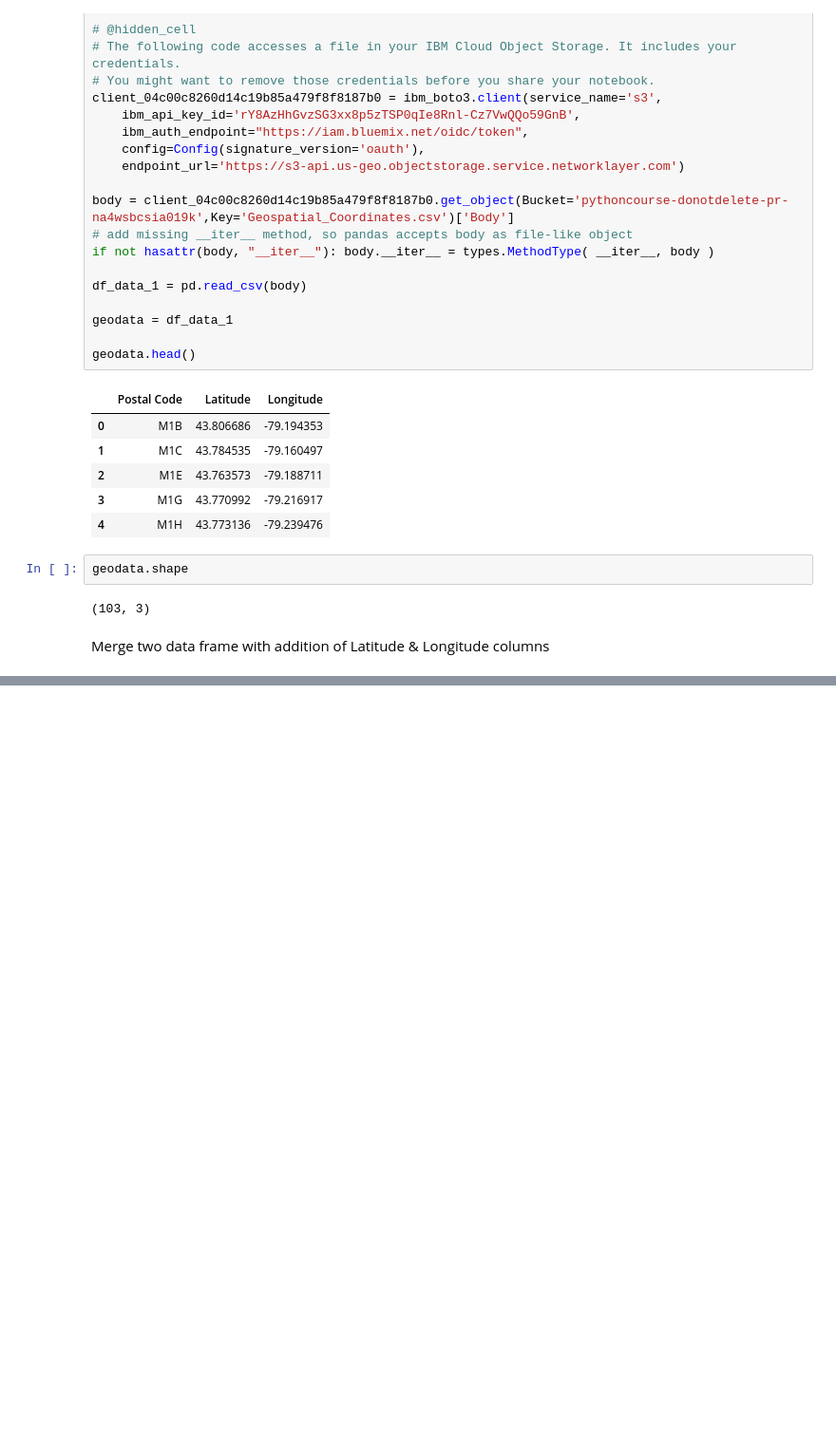
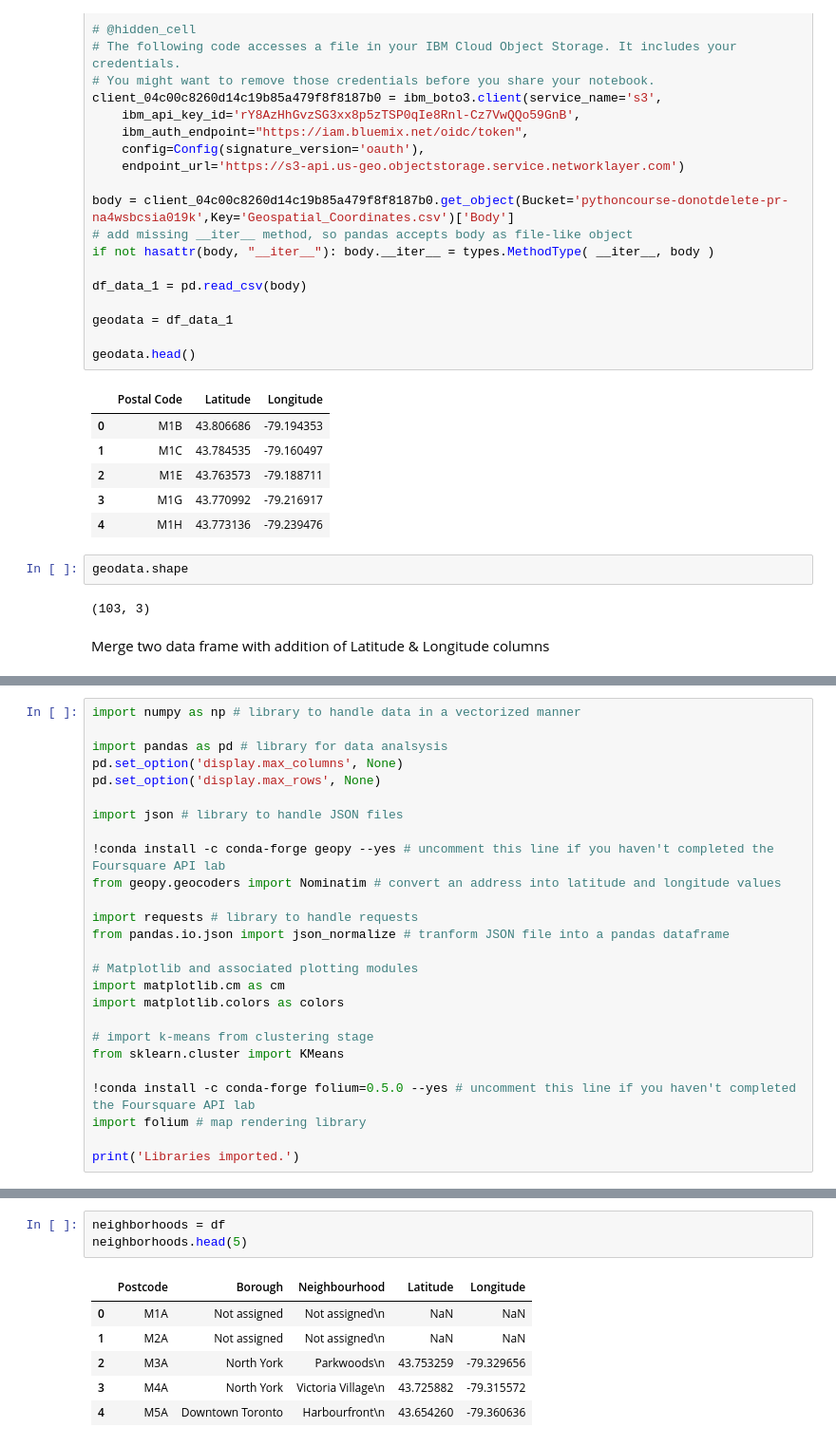
Before and after one commit to rshiv9499/Coursera_Capstone., a Jupyter notebook: Cluster the neighborhoods in Toronto - Assignment.ipynb, the cells around one changed output, grey strips where cells are left out. Shown at 95% size. Drawn from its saved outputs; the diff is of its cells as text; blank space fills up the shorter version.

```diff
--- a/Cluster the neighborhoods in Toronto - Assignment.ipynb
+++ b/Cluster the neighborhoods in Toronto - Assignment.ipynb
@@ -117,0 +121,26 @@ df
+# %%
+import numpy as np # library to handle data in a vectorized manner
+
+import pandas as pd # library for data analsysis
+pd.set_option('display.max_columns', None)
+pd.set_option('display.max_rows', None)
+
+import json # library to handle JSON files
+
+!conda install -c conda-forge geopy --yes # uncomment this line if you haven't completed the Foursquare API lab
+from geopy.geocoders import Nominatim # convert an address into latitude and longitude values
+
+import requests # library to handle requests
+from pandas.io.json import json_normalize # tranform JSON file into a pandas dataframe
+
+# Matplotlib and associated plotting modules
+import matplotlib.cm as cm
+import matplotlib.colors as colors
+
+# import k-means from clustering stage
+from sklearn.cluster import KMeans
+
+!conda install -c conda-forge folium=0.5.0 --yes # uncomment this line if you haven't completed the Foursquare API lab
+import folium # map rendering library
+
+print('Libraries imported.')
@@ -117,0 +165,10 @@ df
+# %%
+neighborhoods = df
+neighborhoods.head(5)
+# %% [output]
+|  | Postcode | Borough | Neighbourhood | Latitude | Longitude |
+| 0 | M1A | Not assigned | Not assigned\n | NaN | NaN |
+| 1 | M2A | Not assigned | Not assigned\n | NaN | NaN |
+| 2 | M3A | North York | Parkwoods\n | 43.753259 | -79.329656 |
+| 3 | M4A | North York | Victoria Village\n | 43.725882 | -79.315572 |
+| 4 | M5A | Downtown Toronto | Harbourfront\n | 43.654260 | -79.360636 |
```
Also changed, not shown: parts of 19 cells of this notebook.
